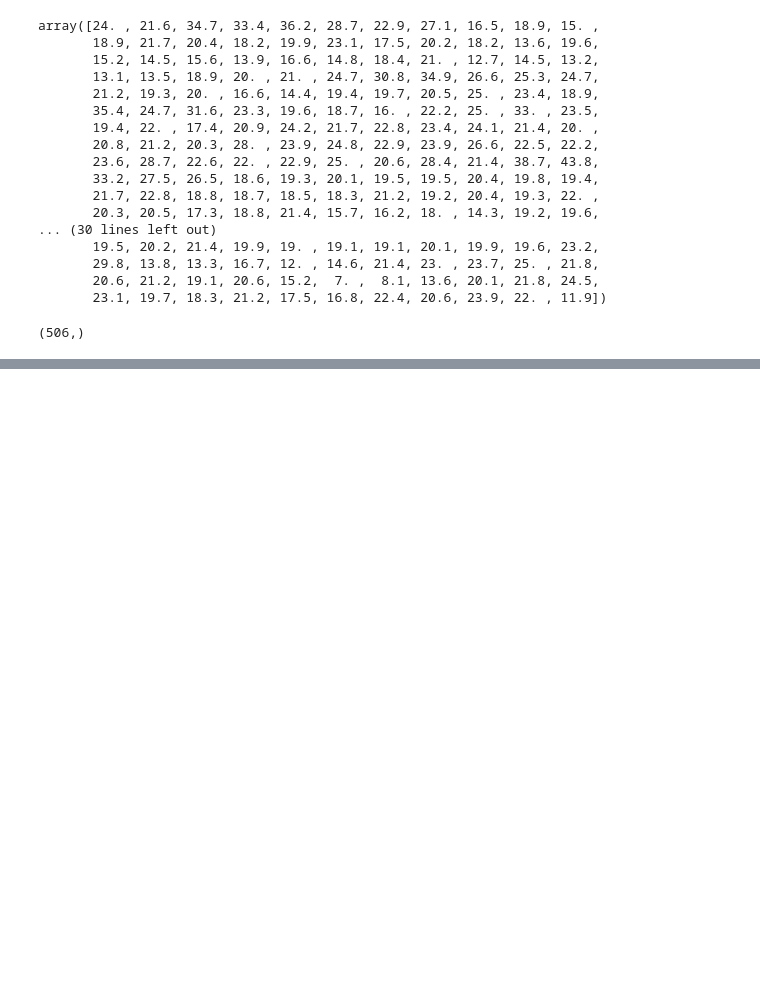
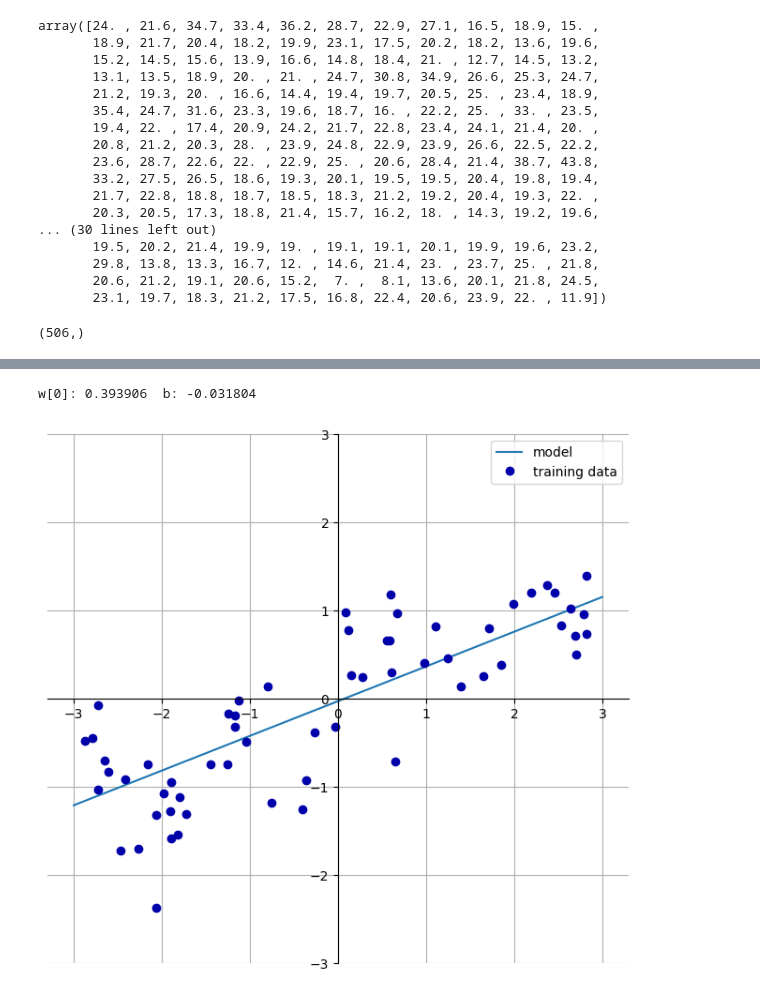
Before and after one commit to Kavakliyski/Machine-Learning-2022-2023-backup, a Jupyter notebook: Lecs/OneStart/intro.ipynb, the cells around one changed output, grey strips where cells are left out. Drawn from its saved outputs; the diff is of its cells as text; code cells hidden in the pictures; blank space fills up the shorter version.

```diff
--- a/Lecs/OneStart/intro.ipynb
+++ b/Lecs/OneStart/intro.ipynb
@@ -124,0 +162,5 @@ NameError: name 'plt' is not defined
+# %%
+mglearn.plots.plot_linear_regression_wave()
+# %% [output]
+w[0]: 0.393906  b: -0.031804
+[figure, added]
```
Also changed, not shown: parts of 8 cells of this notebook.
